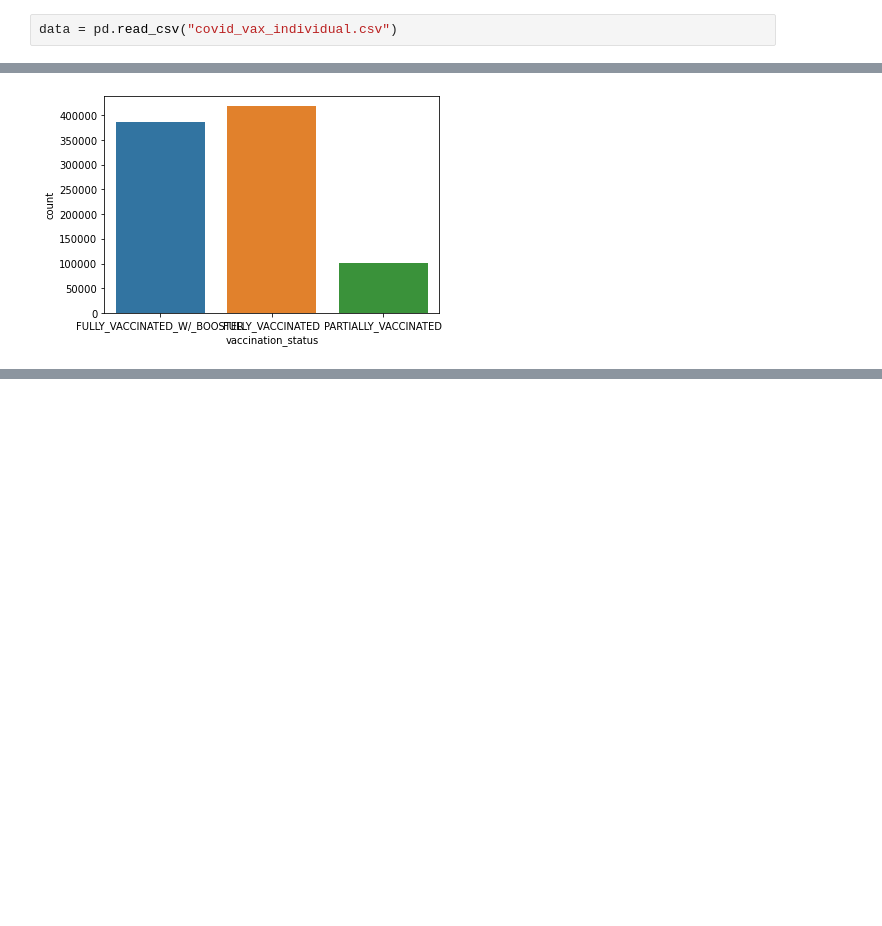
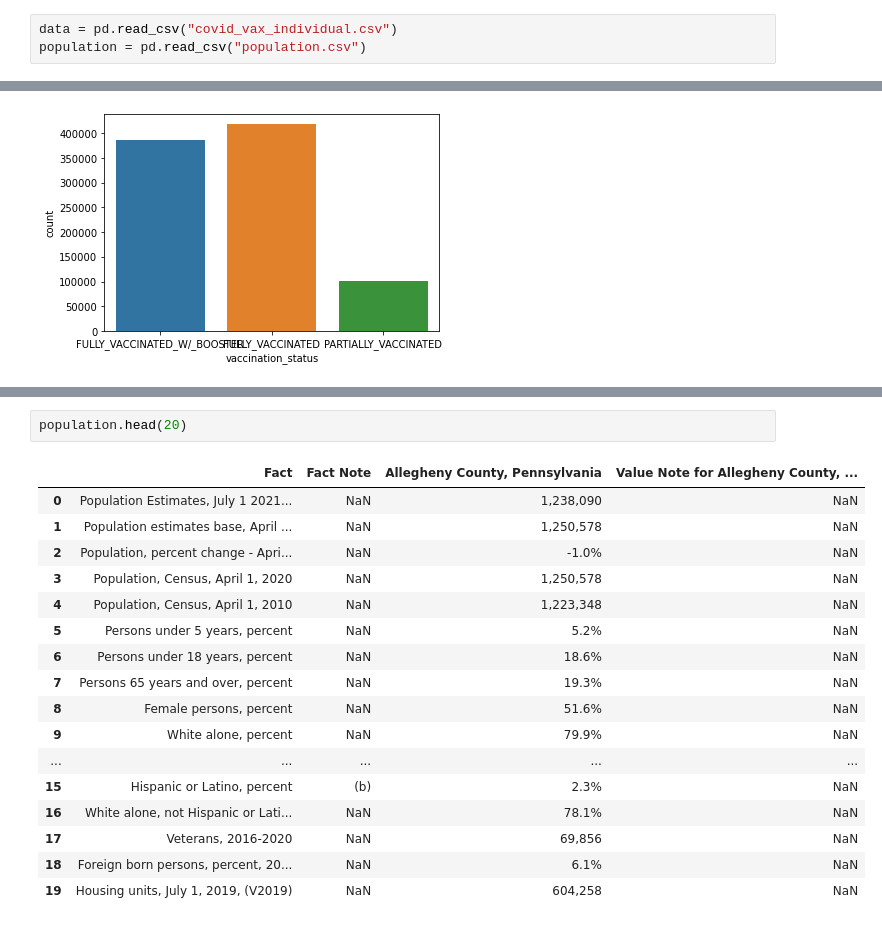
Before and after one commit to strobosco/bigideasfinal, a Jupyter notebook: niccolo.ipynb, the cells around one changed output, grey strips where cells are left out. Saved outputs shown, nothing was run; the diff lists cells and outputs as text; blank space fills up the shorter version.

Commit message:
added population dataset

```diff
--- a/niccolo.ipynb
+++ b/niccolo.ipynb
@@ -6,3 +8,4 @@
 import pandas as pd
 # %%
 data = pd.read_csv("covid_vax_individual.csv")
+population = pd.read_csv("population.csv")
@@ -127,0 +182,20 @@ sns.countplot(data['vaccination_status'])
+# %%
+population.head(20)
+# %% [output]
+|  | Fact | Fact Note | Allegheny County, Pennsylvania | Value Note for Allegheny County, ... |
+| 0 | Population Estimates, July 1 2021... | NaN | 1,238,090 | NaN |
+| 1 | Population estimates base, April ... | NaN | 1,250,578 | NaN |
+| 2 | Population, percent change - Apri... | NaN | -1.0% | NaN |
+| 3 | Population, Census, April 1, 2020 | NaN | 1,250,578 | NaN |
+| 4 | Population, Census, April 1, 2010 | NaN | 1,223,348 | NaN |
+| 5 | Persons under 5 years, percent | NaN | 5.2% | NaN |
+| 6 | Persons under 18 years, percent | NaN | 18.6% | NaN |
+| 7 | Persons 65 years and over, percent | NaN | 19.3% | NaN |
+| 8 | Female persons, percent | NaN | 51.6% | NaN |
+| 9 | White alone, percent | NaN | 79.9% | NaN |
+| ... | ... | ... | ... | ... |
+| 15 | Hispanic or Latino, percent | (b) | 2.3% | NaN |
+| 16 | White alone, not Hispanic or Lati... | NaN | 78.1% | NaN |
+| 17 | Veterans, 2016-2020 | NaN | 69,856 | NaN |
+| 18 | Foreign born persons, percent, 20... | NaN | 6.1% | NaN |
+| 19 | Housing units, July 1, 2019, (V2019) | NaN | 604,258 | NaN |
```
Also changed, not shown: parts of 9 cells of this notebook.
